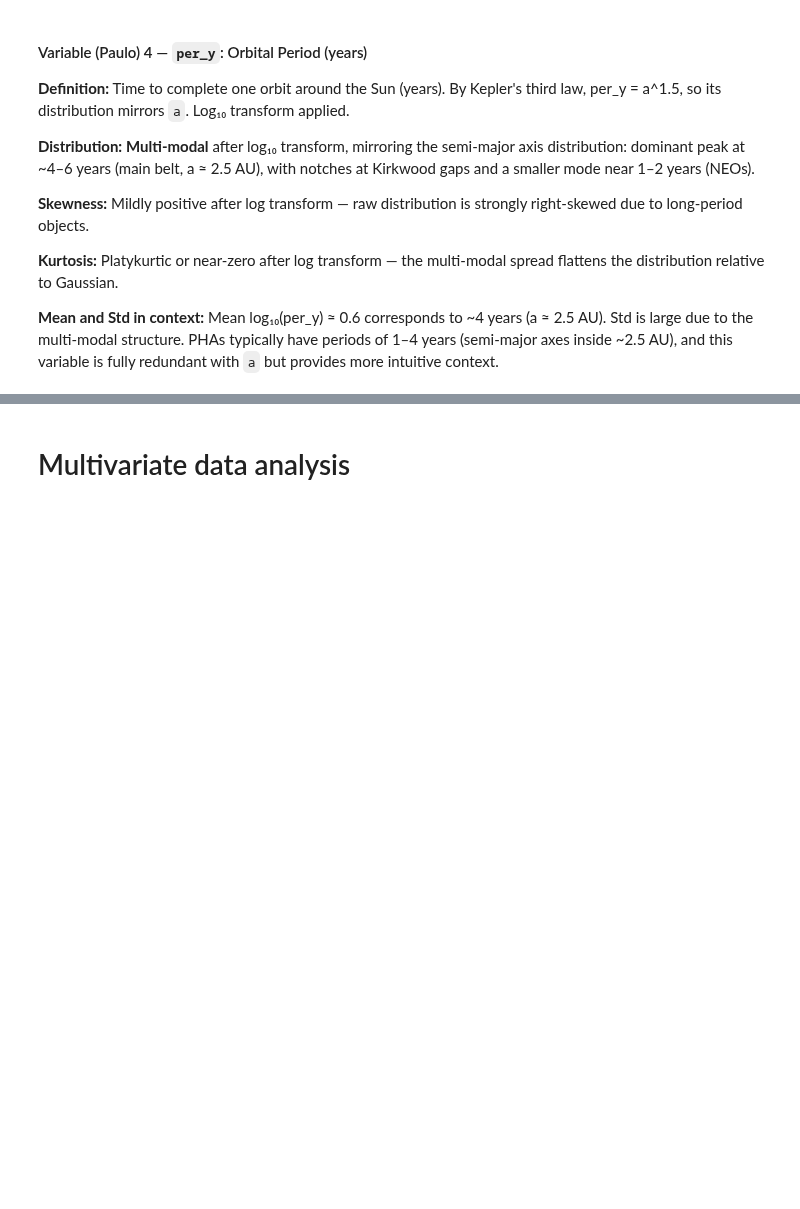
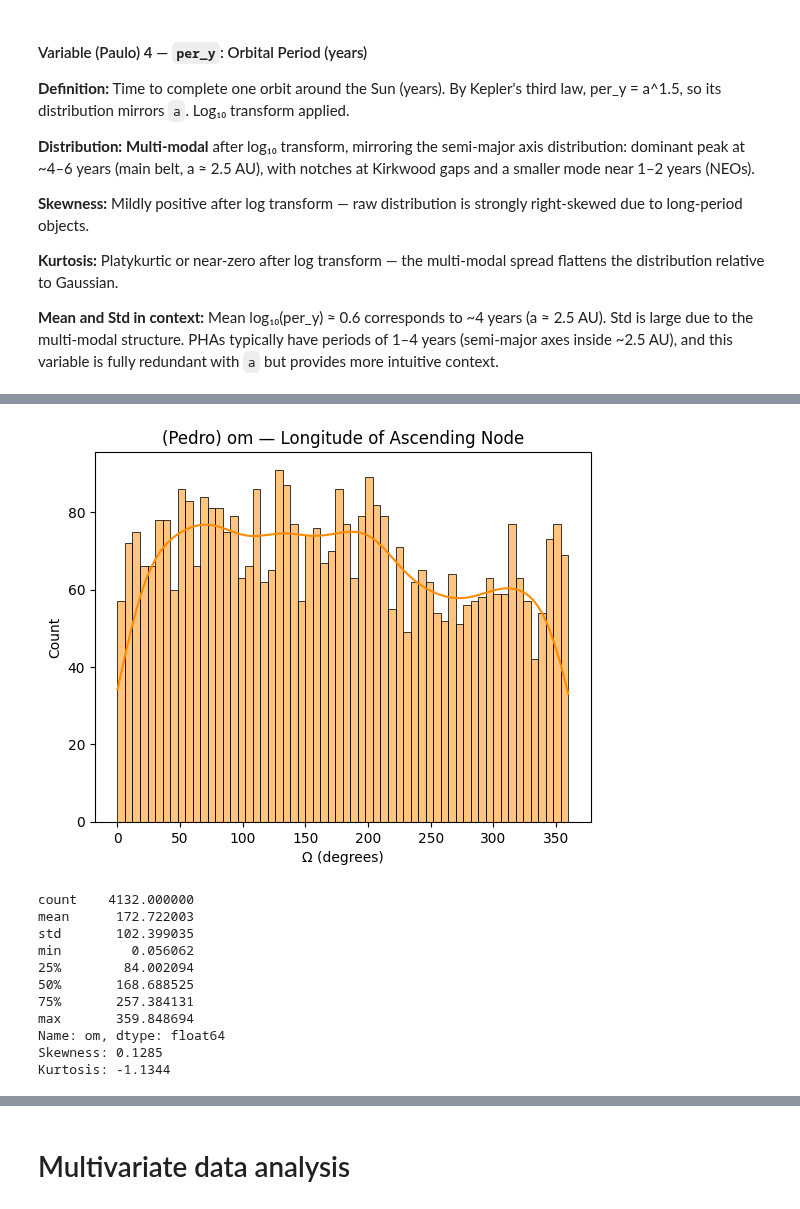
Before and after one commit to aland3r/asteroids, a Jupyter notebook: BCC_DS_TDEProject.ipynb, the cells around one changed output, grey strips where cells are left out. Cells and saved outputs as stored; diff of their text form; code cells hidden in the pictures; blank space fills up the shorter version.

```diff
--- a/BCC_DS_TDEProject.ipynb
+++ b/BCC_DS_TDEProject.ipynb
@@ -439,0 +532,32 @@ log10(per_y)     log10        938,599     0.6406     0.1615     6.2353    83.583
+# %%
+# (Pedro) Univariate 4 — om: Longitude of Ascending Node (°)
+# Angle from the vernal equinox to where the orbit crosses the ecliptic northward (0–360°).
+
+x_om = df_sample['om'].dropna()
+
+sns.histplot(x_om, bins=60, kde=True, color='darkorange')
+plt.title('(Pedro) om — Longitude of Ascending Node')
+plt.xlabel('Ω (degrees)')
+plt.ylabel('Count')
+plt.show()
+
+print(x_om.describe())
+print(f"Skewness: {_skew(x_om):.4f}")
+print(f"Kurtosis: {_kurt(x_om):.4f}")
+
+# Approximately uniform with subtle peaks from observational detection biases.
+# Mean ≈ 180°, std ≈ 104°. Like w, this angular element alone carries little
+# PHA-discriminating info, but completes the six Keplerian orbital elements.
+# %% [output]
+[figure, added]
+count    4132.000000
+mean      172.722003
+std       102.399035
+min         0.056062
+25%        84.002094
+50%       168.688525
+75%       257.384131
+max       359.848694
+Name: om, dtype: float64
+Skewness: 0.1285
+Kurtosis: -1.1344
```
Also changed, not shown: parts of 10 cells of this notebook.
